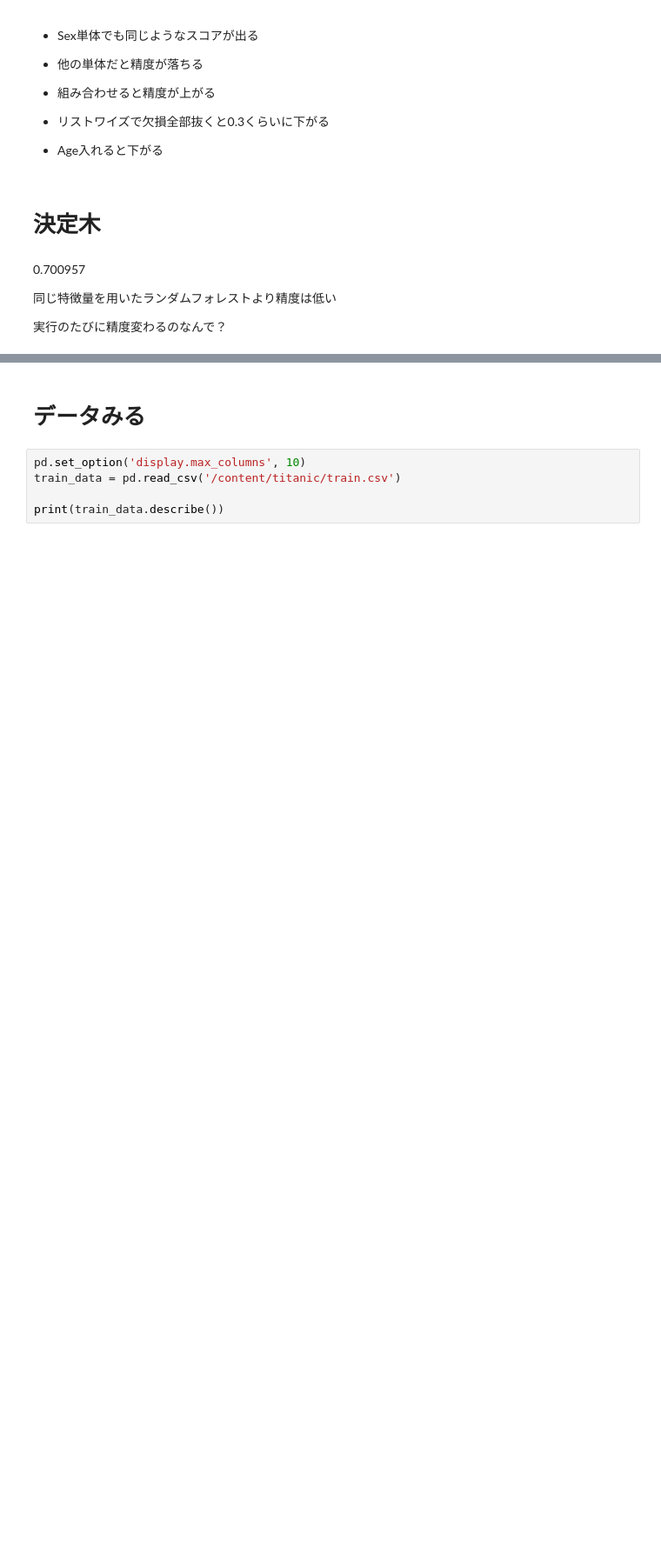
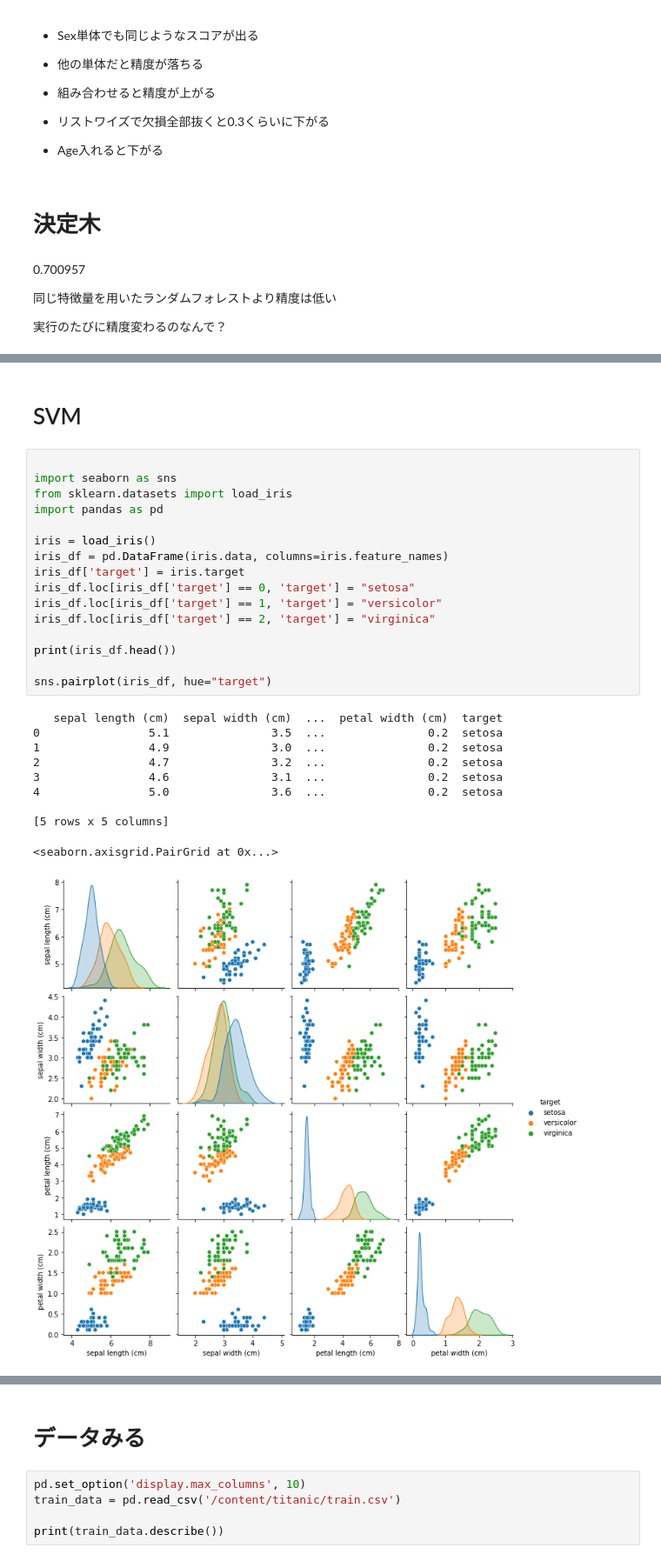
Before and after one commit to Honey-yAsyuma/colaboratory, a Jupyter notebook: test.ipynb, the cells around one changed output, grey strips where cells are left out. Shown at 87% size. Drawn from its saved outputs; the diff is of its cells as text; blank space fills up the shorter version.

```diff
--- a/test.ipynb
+++ b/test.ipynb
@@ -642,0 +702,29 @@ Image(graph.create_png())
+# %% [markdown]
+# SVM
+# %%
+
+import seaborn as sns
+from sklearn.datasets import load_iris
+import pandas as pd
+
+iris = load_iris()
+iris_df = pd.DataFrame(iris.data, columns=iris.feature_names)
+iris_df['target'] = iris.target
+iris_df.loc[iris_df['target'] == 0, 'target'] = "setosa"
+iris_df.loc[iris_df['target'] == 1, 'target'] = "versicolor"
+iris_df.loc[iris_df['target'] == 2, 'target'] = "virginica"
+
+print(iris_df.head())
+
+sns.pairplot(iris_df, hue="target")
+# %% [output]
+   sepal length (cm)  sepal width (cm)  ...  petal width (cm)  target
+0                5.1               3.5  ...               0.2  setosa
+1                4.9               3.0  ...               0.2  setosa
+2                4.7               3.2  ...               0.2  setosa
+3                4.6               3.1  ...               0.2  setosa
+4                5.0               3.6  ...               0.2  setosa
+
+[5 rows x 5 columns]
+<seaborn.axisgrid.PairGrid at 0x...>
+[figure, added]
```
Also changed, not shown: parts of 6 cells of this notebook.
